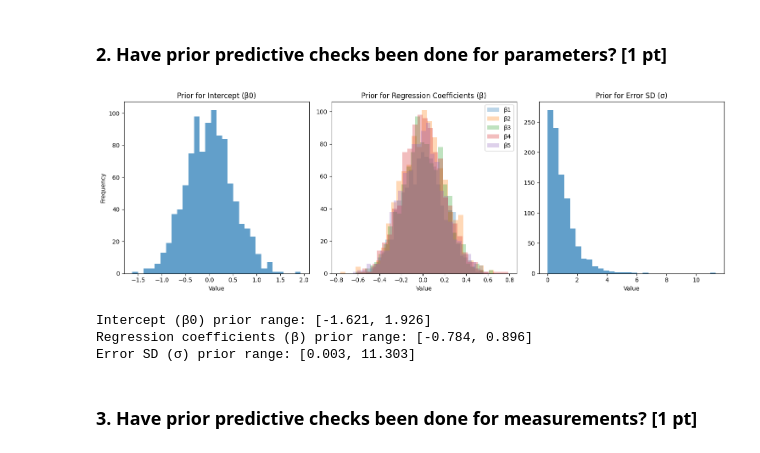
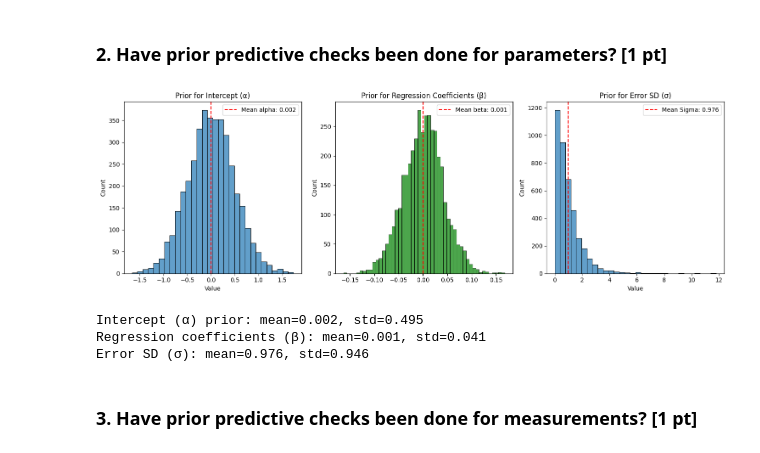
Before and after one commit to NorbertSzewczak/Bayesian-analysis-of-public-transport-passengers, a Jupyter notebook: model_1.ipynb, the cells around one changed output. Cells and saved outputs as stored; diff of their text form; code cells hidden in the pictures.

```diff
--- a/model_1.ipynb
+++ b/model_1.ipynb
@@ -132,0 +139,5 @@ An alternative prior for the error standard deviation (exponential(0.5)) was als
+# %%
+# Compile and fit model
+linear_regression = os.path.join(ABS_PATH, 'stan/linear_regression.stan')
+model = CmdStanModel(stan_file=linear_regression)
+prior_fit = model.sample(data=stan_data, chains=4, iter_sampling=1000, iter_warmup=200, seed=42)
@@ -134,44 +152,47 @@ An alternative prior for the error standard deviation (exponential(0.5)) was als
 ### 2. Have prior predictive checks been done for parameters? [1 pt]
 # %%
 # Generate samples from prior distributions
-n_samples = 1000
-beta0_prior = np.random.normal(0, 0.5, n_samples)
-beta_prior = np.random.normal(0, 0.2, (n_samples, X_train_transformed.shape[1]))
-sigma_prior = np.random.standard_t(4, n_samples) * 1  # Student-t(4, 0, 1)
-sigma_prior = np.abs(sigma_prior)  # Ensure positive values
+alpha_samples = prior_fit.stan_variable('alpha')
+beta_samples = prior_fit.stan_variable('beta')
+sigma_samples = prior_fit.stan_variable('sigma')
 
-# Visualize prior distributions for parameters
 fig, axes = plt.subplots(1, 3, figsize=(15, 5))
 
 # Intercept prior
-axes[0].hist(beta0_prior, bins=30, alpha=0.7)
-axes[0].set_title('Prior for Intercept (β0)')
+sns.histplot(alpha_samples, bins=30, alpha=0.7, ax=axes[0])
+axes[0].set_title('Prior for Intercept (α)')
+axes[0].axvline(np.mean(alpha_samples), color='red', linestyle='--',
+               label=f'Mean alpha: {np.mean(alpha_samples):.3f}')
 axes[0].set_xlabel('Value')
-axes[0].set_ylabel('Frequency')
+axes[0].set_ylabel('Count')
+axes[0].legend()
 
-# Regression coefficients prior (first few)
-for i in range(min(5, beta_prior.shape[1])):
-    axes[1].hist(beta_prior[:, i], bins=30, alpha=0.3, label=f'β{i+1}')
+# Regression coefficients prior
+beta_mean = np.mean(beta_samples, axis=1)
+sns.histplot(beta_mean, bins=50, alpha=0.7, color='green', ax=axes[1])
 axes[1].set_title('Prior for Regression Coefficients (β)')
-axes[1].set_xlabel('Value')
+axes[1].axvline(np.mean(beta_mean), color='red', linestyle='--',
+               label=f'Mean beta: {np.mean(beta_mean):.3f}')
 axes[1].legend()
 
 # Sigma prior
-axes[2].hist(sigma_prior, bins=30, alpha=0.7)
+sns.histplot(sigma_samples, bins=30, alpha=0.7, ax=axes[2])
 axes[2].set_title('Prior for Error SD (σ)')
+axes[2].axvline(np.mean(sigma_samples), color='red', linestyle='--',
+               label=f'Mean Sigma: {np.mean(sigma_samples):.3f}')
 axes[2].set_xlabel('Value')
+axes[2].legend()
 
 plt.tight_layout()
 plt.show()
 
-# Check if parameters are in reasonable ranges
-print(f"Intercept (β0) prior range: [{beta0_prior.min():.3f}, {beta0_prior.max():.3f}]")
-print(f"Regression coefficients (β) prior range: [{beta_prior.min():.3f}, {beta_prior.max():.3f}]")
-print(f"Error SD (σ) prior range: [{sigma_prior.min():.3f}, {sigma_prior.max():.3f}]")
+print(f"Intercept (α) prior: mean={np.mean(alpha_samples):.3f}, std={np.std(alpha_samples):.3f}")
+print(f"Regression coefficients (β): mean={np.mean(beta_mean):.3f}, std={np.std(beta_mean):.3f}")
+print(f"Error SD (σ): mean={np.mean(sigma_samples):.3f}, std={np.std(sigma_samples):.3f}")
 # %% [output]
-[figure, old version]
+[figure, new version]
-Intercept (β0) prior range: [-1.621, 1.926]
-Regression coefficients (β) prior range: [-0.784, 0.896]
-Error SD (σ) prior range: [0.003, 11.303]
+Intercept (α) prior: mean=0.002, std=0.495
+Regression coefficients (β): mean=0.001, std=0.041
+Error SD (σ): mean=0.976, std=0.946
 # %% [markdown]
 ### 3. Have prior predictive checks been done for measurements? [1 pt]
```
Also changed, not shown: parts of 14 cells of this notebook, 4 other files.
